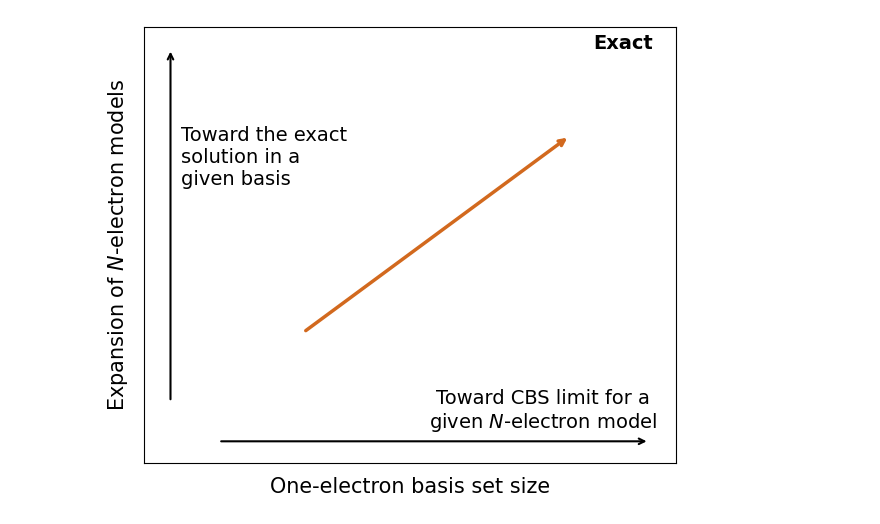
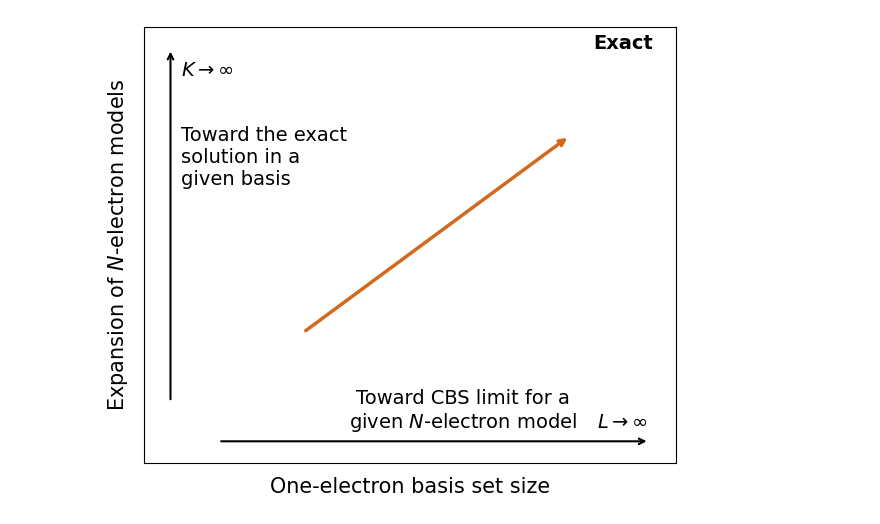
Before and after one commit to framere/MA_figures_official, a Jupyter notebook: pople_diagram.ipynb, the cells around one changed output. Cells and saved outputs as stored; diff of their text form; code cells hidden in the pictures.

```diff
--- a/pople_diagram.ipynb
+++ b/pople_diagram.ipynb
@@ -20,32 +20,36 @@ ax.annotate('', xy=(0.5, 9.5), xytext=(0.5, 0.5 + gap),
 # Axis Labels
 ax.set_xlabel('One-electron basis set size', fontsize=15, labelpad=10)
 ax.set_ylabel('Expansion of $N$-electron models', fontsize=15, labelpad=10)
 
 # The "Exact" point
 ax.text(9, 9.5, 'Exact', fontsize=14, fontweight='bold', ha='center')
 
 # The main diagonal arrow (The path to truth!)
 ax.annotate('', xy=(8, 7.5), xytext=(3, 3),
             arrowprops=dict(arrowstyle='->', color='chocolate', lw=2.5))
 
 # Adding the descriptive text along the axes
 ax.text(0.7, 7, 'Toward the exact\nsolution in a\ngiven basis',
         fontsize=14, rotation=0, va='center')
+ax.text(0.7, 9, r'$K \rightarrow \infty$',
+        fontsize=14, rotation=0, va='center')
 
-ax.text(7.5, 0.8, 'Toward CBS limit for a\ngiven $N$-electron model',
+ax.text(6, 0.8, 'Toward CBS limit for a\ngiven $N$-electron model',
+        fontsize=14, ha='center')
+ax.text(9, 0.8, r'$L \rightarrow \infty$',
         fontsize=14, ha='center')
 
 # Optional: Add specific method labels if you want to make it more detailed
 # ax.text(0.6, 1, 'HF', fontsize=10)
 # ax.text(0.6, 9, 'FCI', fontsize=10)
 # ax.text(9, 0.6, 'CBS', fontsize=10)
 
 # Clean up spines
 for spine in ax.spines.values():
     spine.set_visible(True)
 
 plt.tight_layout()
 plt.savefig('pople_diagram.pdf')
 plt.show()
 # %% [output]
-[figure, old version]
+[figure, new version]
```
Also changed, not shown: 3 other files.
